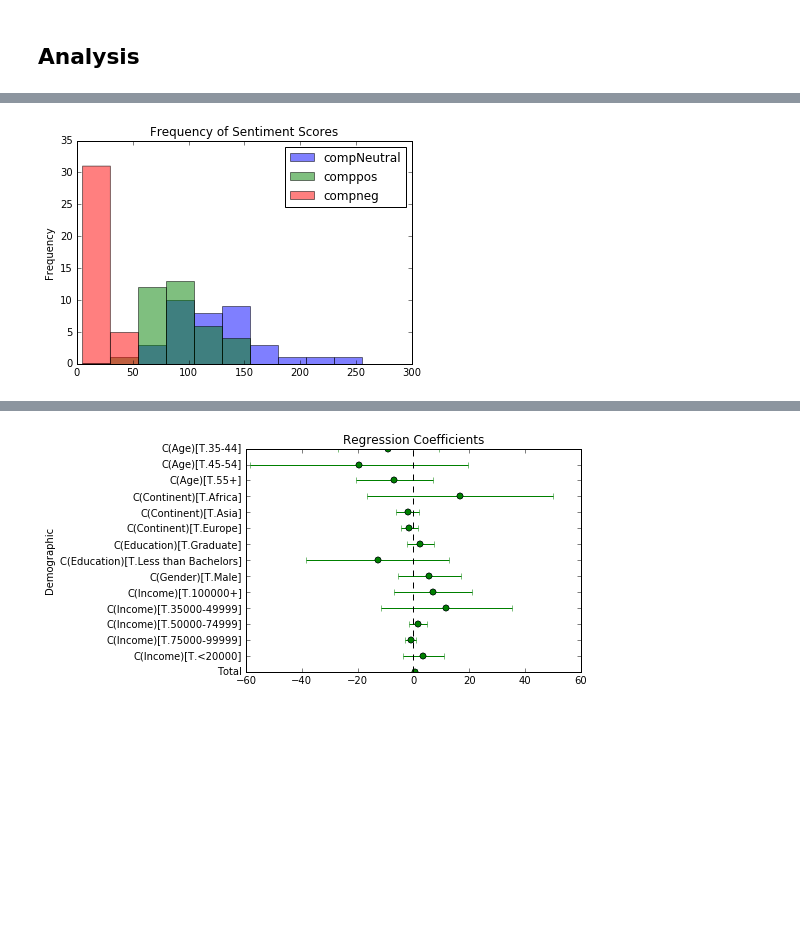
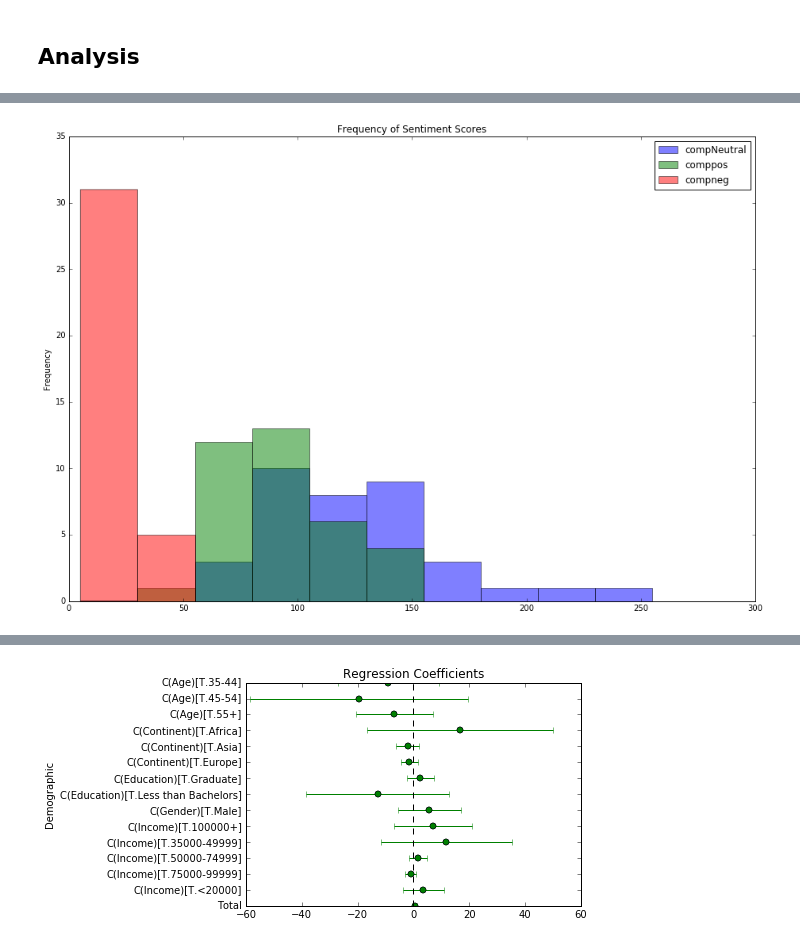
Before and after one commit to heatherbshapiro/Predicting-Privilege-with-Python, a Jupyter notebook: PredictingPrivilege.ipynb, the cells around one changed output, grey strips where cells are left out. Cells and saved outputs as stored; diff of their text form; code cells hidden in the pictures; blank space fills up the shorter version.

```diff
--- a/PredictingPrivilege.ipynb
+++ b/PredictingPrivilege.ipynb
@@ -300,9 +313,12 @@ plt.show()
 # %%
+%matplotlib inline
 dfFull.ix[:,-5:-2].plot(kind='hist', alpha = 0.5, stacked=False)
 plt.title("Frequency of Sentiment Scores")
+fig = matplotlib.pyplot.gcf()
+fig.set_size_inches(15.5, 10.5)
 plt.show()
 # %% [output]
-[figure, old version]
+[figure, new version]
 # %%
 dfFull.ix[:,-5:-1].hist()
 
```
Also changed, not shown: parts of 7 cells of this notebook, 13 other files.
